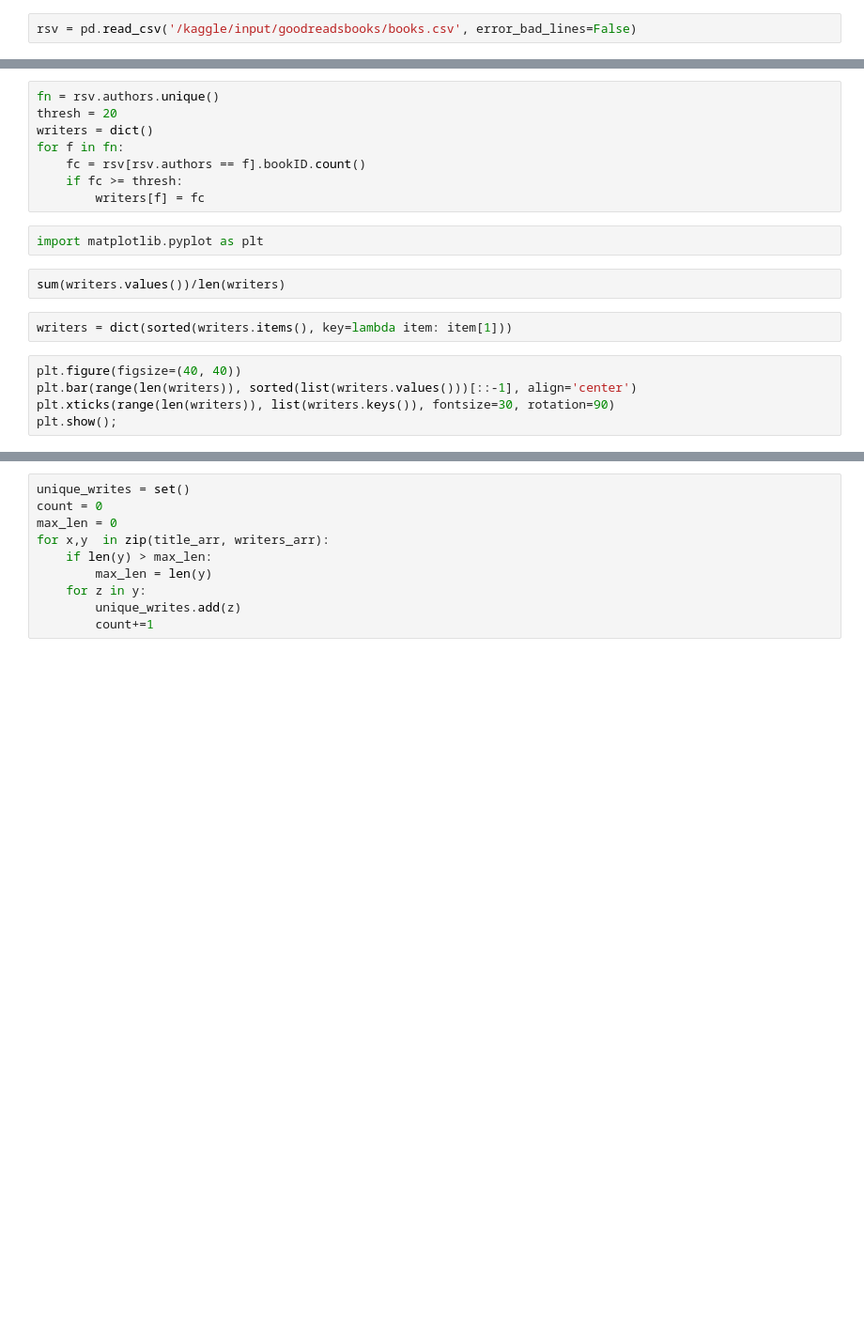
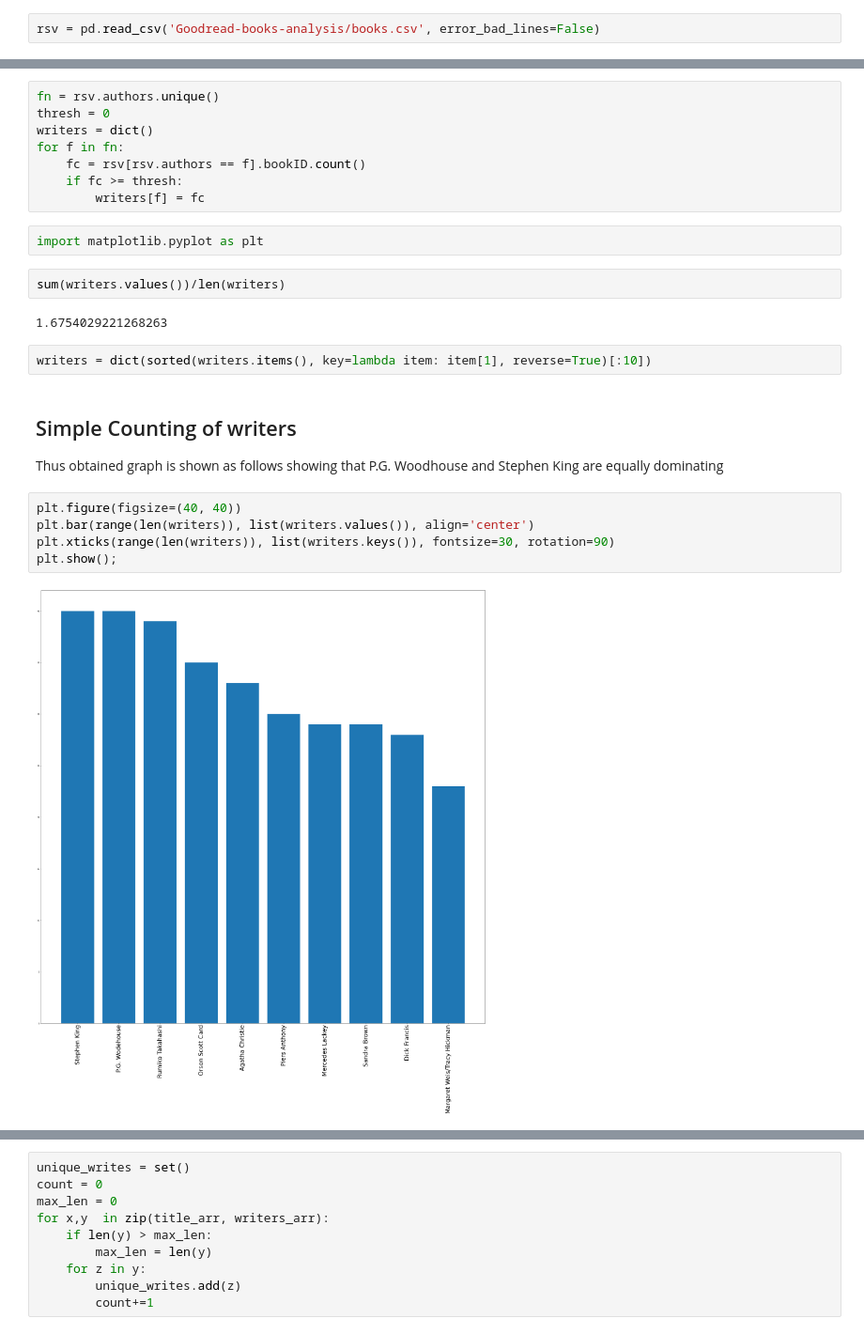
Before and after one commit to Darknez07/Goodread-books-analysis, a Jupyter notebook: books-and-reccomendation.ipynb, the cells around one changed output, grey strips where cells are left out. Shown: that part at 94% size. Drawn from its saved outputs; the diff is of its cells as text; blank space fills up the shorter version.

```diff
--- a/books-and-reccomendation.ipynb
+++ b/books-and-reccomendation.ipynb
@@ -19,2 +4,2 @@ for dirname, _, filenames in os.walk('/kaggle/input'):
 # %%
-rsv = pd.read_csv('/kaggle/input/goodreadsbooks/books.csv', error_bad_lines=False)
+rsv = pd.read_csv('Goodread-books-analysis/books.csv', error_bad_lines=False)
@@ -23,6 +17,6 @@ rsv.head()
 # %%
 fn = rsv.authors.unique()
-thresh = 20
+thresh = 0
 writers = dict()
 for f in fn:
     fc = rsv[rsv.authors == f].bookID.count()
@@ -32,10 +26,18 @@ for f in fn:
 import matplotlib.pyplot as plt
 # %%
 sum(writers.values())/len(writers)
+# %% [output]
+1.6754029221268263
 # %%
-writers = dict(sorted(writers.items(), key=lambda item: item[1]))
+writers = dict(sorted(writers.items(), key=lambda item: item[1], reverse=True)[:10])
+# %% [markdown]
+## Simple Counting of writers
+Thus obtained graph is shown as follows
+showing that P.G. Woodhouse and Stephen King are equally dominating
 # %%
 plt.figure(figsize=(40, 40))
-plt.bar(range(len(writers)), sorted(list(writers.values()))[::-1], align='center')
+plt.bar(range(len(writers)), list(writers.values()), align='center')
 plt.xticks(range(len(writers)), list(writers.keys()), fontsize=30, rotation=90)
 plt.show();
+# %% [output]
+[figure, added]
```
Also changed, not shown: parts of 39 cells of this notebook.
